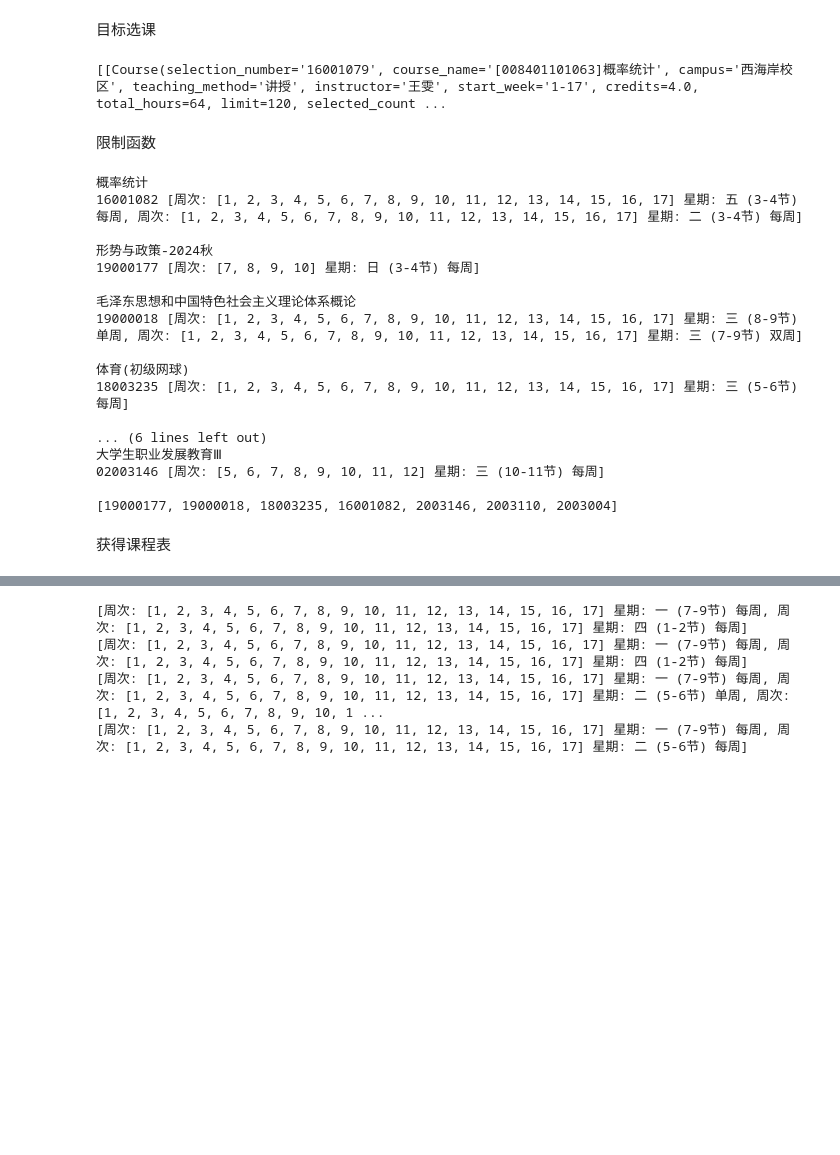
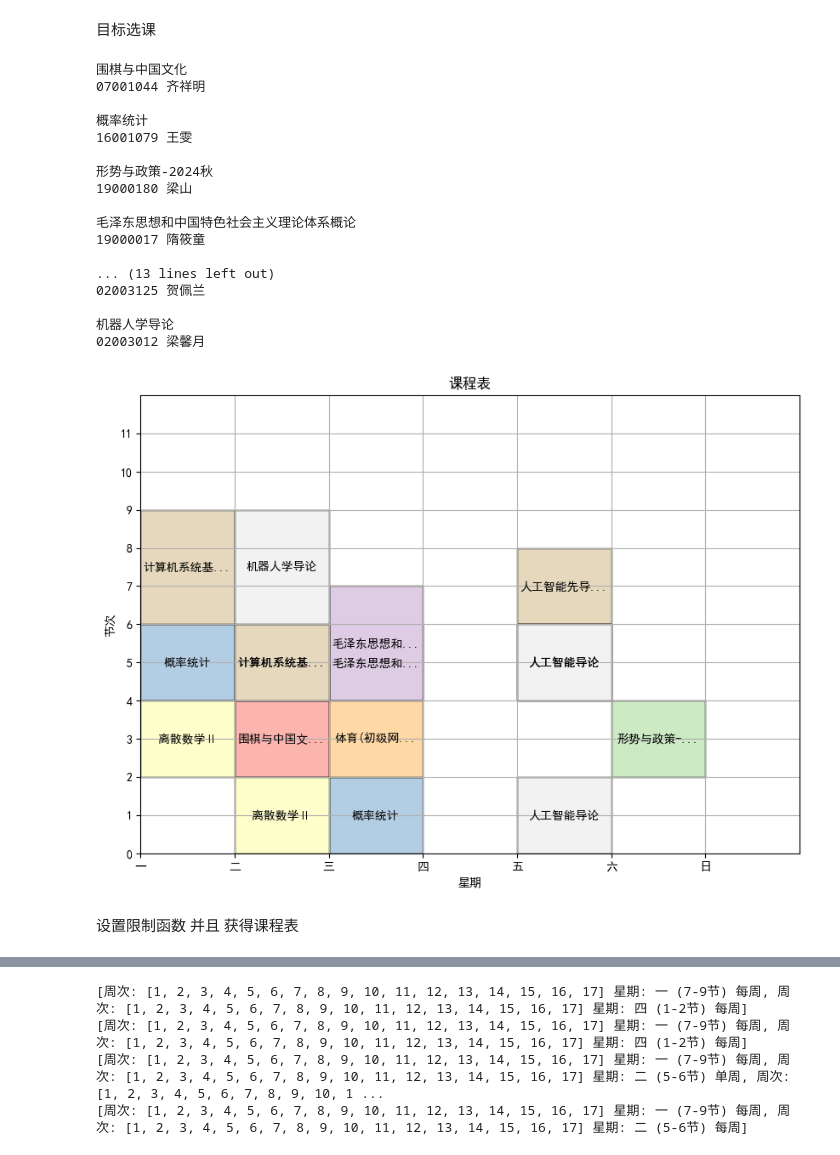
Before and after one commit to ClodLingxi/OucWebAPI, a Jupyter notebook: example_usage.ipynb, the cells around one changed output, grey strips where cells are left out. Drawn from its saved outputs; the diff is of its cells as text; code cells hidden in the pictures; blank space fills up the shorter version.

```diff
--- a/example_usage.ipynb
+++ b/example_usage.ipynb
@@ -31,84 +92,84 @@ course_fetcher = CourseFetcher(config=fetcher_config)
 设置 搜索配置
 # %%
 target_course = [
-    # '围棋-选修',
+    '围棋-选修',
     '概率-公共',
     '形势与政策-公共',
     '毛泽东思想-公共',
-    '体育-公共',
+    '网球-公共',
     '离散数学-智能科学-2023',
     '计算机系统基础-智能科学-2023',
-    '人工智能导论-智能科学-2022'
-    '机器人学导论-智能科学-2022'
+    '人工智能先导实践-智能科学-2023',
+    '人工智能导论-智能科学-2022',
+    '机器人学导论-智能科学-2022',
 ]
+mul_params = search_param_handle(target_course, campus=3, year_and_term='2024-1')
+courses_list = course_fetcher.get_courses_from_mul_params(mul_params)
 # %% [markdown]
 目标选课
-# %%
-mul_params = search_param_handle(target_course, campus=3, year_and_term='2024-1')
-courses_list =  course_fetcher.get_courses_from_mul_params(mul_params)
-print(courses_list)
-# %% [output]
-[[Course(selection_number='16001079', course_name='[008401101063]概率统计', campus='西海岸校区', teaching_method='讲授', instructor='王雯', start_week='1-17', credits=4.0, total_hours=64, limit=120, selected_count ...
 # %%
 importance_course = [
     '离散数学',
-    # '计算机系统基础',
-    '人工智能导论'
-    '机器人学导论'
+    '概率统计',
+    '人工智能导论',
+    '围棋'
 ]
 
 unnecessary_course = [
     '篮球',
     '足球',
-    '跆拳道',
 ]
 
 def is_in_course(target, course_list):
     for temp_course in course_list:
         if temp_course in target:
             return True
 
 def limit_function(course):
 
+    # 重要的不限制的课
     if is_in_course(course.course_name, importance_course):
         return False
 
     # 不要的课
     if is_in_course(course.course_name, unnecessary_course):
         return True
 
     # 超人数 不选
     if float(course.limit) < int(course.selected_count) * 1:
         return True
 
     # 早八不选
     for time in course.get_class_time_list():
         if time.start_period == 1:
             return True
+
+table = CourseTable.calculate_course(courses_list, limit_function)
+# table = CourseTable.calculate_course(courses_list, None)
+table.print_courses()
+
+selection_number_list = map(lambda temp_course: int(temp_course.selection_number), table.selected_courses)
+selection_number_list = sorted(list(selection_number_list), reverse=True)
+
+draw_course_table(table.selected_courses)
+# %% [output]
+围棋与中国文化
+07001044 齐祥明
+
+概率统计
+16001079 王雯
+
+形势与政策-2024秋
+19000180 梁山
+
+毛泽东思想和中国特色社会主义理论体系概论
+19000017 隋筱童
+
+... (13 lines left out)
+02003125 贺佩兰
+
+机器人学导论
+02003012 梁馨月
+[figure, added]
 # %% [markdown]
-限制函数
+设置限制函数 并且 获得课程表
-# %%
-table = CourseTable.calculate_course(courses_list, limit_function)
-table.print_courses()
-selection_number_list = map(lambda course: int(course.selection_number), table.selected_courses)
-print(sorted(selection_number_list, reverse=True))
-# %% [output]
-概率统计
-16001082 [周次: [1, 2, 3, 4, 5, 6, 7, 8, 9, 10, 11, 12, 13, 14, 15, 16, 17] 星期: 五 (3-4节) 每周, 周次: [1, 2, 3, 4, 5, 6, 7, 8, 9, 10, 11, 12, 13, 14, 15, 16, 17] 星期: 二 (3-4节) 每周]
-
-形势与政策-2024秋
-19000177 [周次: [7, 8, 9, 10] 星期: 日 (3-4节) 每周]
-
-毛泽东思想和中国特色社会主义理论体系概论
-19000018 [周次: [1, 2, 3, 4, 5, 6, 7, 8, 9, 10, 11, 12, 13, 14, 15, 16, 17] 星期: 三 (8-9节) 单周, 周次: [1, 2, 3, 4, 5, 6, 7, 8, 9, 10, 11, 12, 13, 14, 15, 16, 17] 星期: 三 (7-9节) 双周]
-
-体育(初级网球)
-18003235 [周次: [1, 2, 3, 4, 5, 6, 7, 8, 9, 10, 11, 12, 13, 14, 15, 16, 17] 星期: 三 (5-6节) 每周]
-
-... (6 lines left out)
-大学生职业发展教育Ⅲ
-02003146 [周次: [5, 6, 7, 8, 9, 10, 11, 12] 星期: 三 (10-11节) 每周]
-
-[19000177, 19000018, 18003235, 16001082, 2003146, 2003110, 2003004]
-# %% [markdown]
-获得课程表
```
Also changed, not shown: parts of 5 cells of this notebook, 2 other files.
